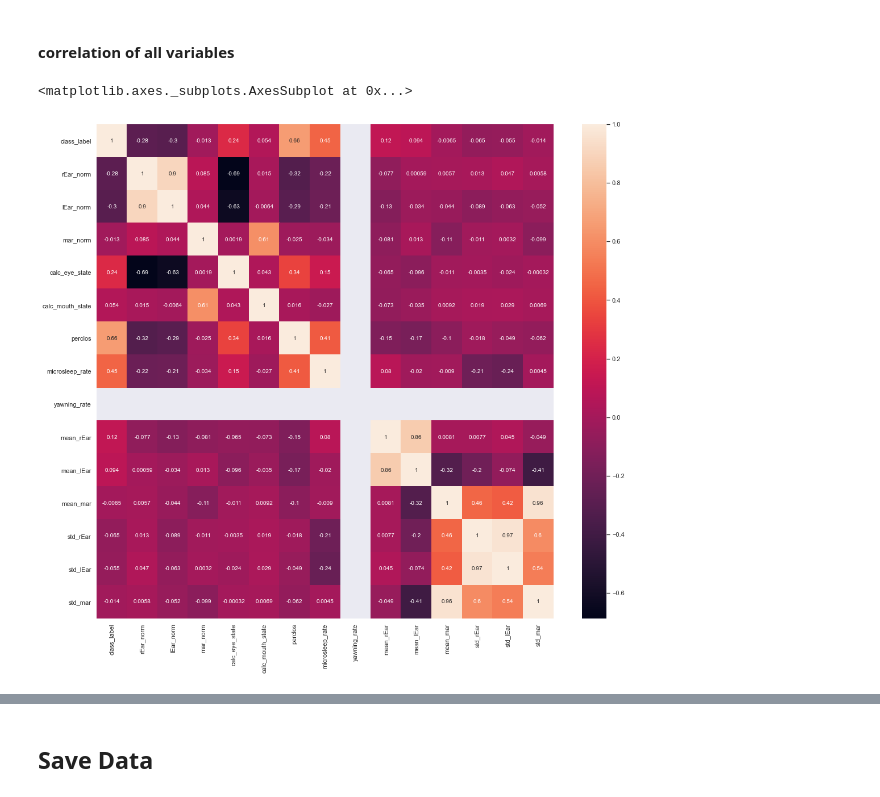
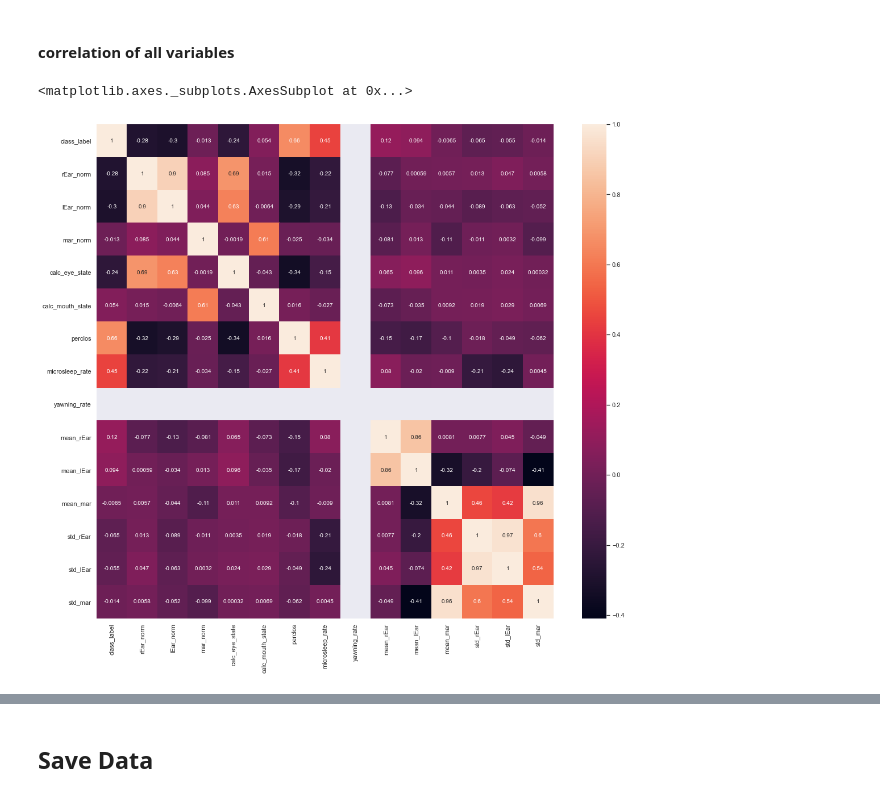
Before and after one commit to Arkoes07/skripsi-machine-learning, a Jupyter notebook: explore_and_wrangling.ipynb, the cells around one changed output, grey strips where cells are left out. Saved outputs shown, nothing was run; the diff lists cells and outputs as text; code cells hidden in the pictures.

```diff
--- a/explore_and_wrangling.ipynb
+++ b/explore_and_wrangling.ipynb
@@ -403,6 +411,7 @@ def calculate_perclos(_df, window_size):
 # %%
 def track_consecutive(_df):
     val_dict = dict([(0, 1), (1, 0)])
+    # inverse
     _df['calc_eye_state'].replace(val_dict, inplace=True)
     eye = _df['calc_eye_state']
     mouth = _df['calc_mouth_state']
@@ -410,6 +419,8 @@ def track_consecutive(_df):
     _df['btb_mouth_opened'] = 0
     _df['btb_eye_closed'] = eye * (eye.groupby((eye != eye.shift()).cumsum()).cumcount() + 1)
     _df['btb_mouth_opened'] = mouth * (mouth.groupby((mouth != mouth.shift()).cumsum()).cumcount() + 1)
+    # inverse so that value same as the first
+    _df['calc_eye_state'].replace(val_dict, inplace=True)
     return _df
 # %%
 def calculate_event_rate(_df, window_size, fps, btb_microsleep, btb_yawning):
@@ -437,9 +448,11 @@ def feature(_df, fps, minutes_length, btb_microsleep_second, btb_yawning_second)
 MINUTES_LENGTH = 3
 BTB_MICROSLEEP_SECOND = 1
 BTB_YAWNING_SECOND = 5
+NEW_FPS = 8
 # %%
 %%time
 aggregates = []
+aggregates_identical_fps = []
 
 for subject, df_subject in df_state.groupby('subject'):
     for class_label, df_class in df_subject.groupby('class_label'):
@@ -448,7 +461,11 @@ for subject, df_subject in df_state.groupby('subject'):
         # get fps for this subject and class
         fps = df_fps.loc[(df_fps["class_label"] == class_label) & (df_fps["subject"] == subject)].fps.values[0]
 
+        __df_identical = change_fps(__df, fps, NEW_FPS)
+
         # feature engineering
         __df = feature(__df, fps, MINUTES_LENGTH, BTB_MICROSLEEP_SECOND, BTB_YAWNING_SECOND)
+        __df_identical = feature(__df_identical, NEW_FPS, MINUTES_LENGTH, BTB_MICROSLEEP_SECOND, BTB_YAWNING_SECOND)
         aggregates.append(__df)
+        aggregates_identical_fps.append(__df_identical)
 # %% [output]
@@ -458,3 +476,6 @@ df_aggregate = pd.concat(aggregates)
+# %%
+df_aggregate.reset_index(inplace=True)
+df_aggregate_identical_fps.reset_index(inplace=True, drop=True)
 # %%
 df_aggregate.head()
 # %% [output]
@@ -517,7 +547,7 @@ df_result.head()
 # %%
 sns.set(rc={'figure.figsize':(18,16)})
 # %%
-sns.heatmap(df_result[df_result.columns[1:]] .corr(), annot=True, annot_kws={'size':10})
+sns.heatmap(df_result[df_result.columns[2:]] .corr(), annot=True, annot_kws={'size':10})
 # %% [output]
 <matplotlib.axes._subplots.AxesSubplot at 0x...>
-[figure, old version]
+[figure, new version]
```
Also changed, not shown: parts of 13 cells of this notebook, 2 other files.
